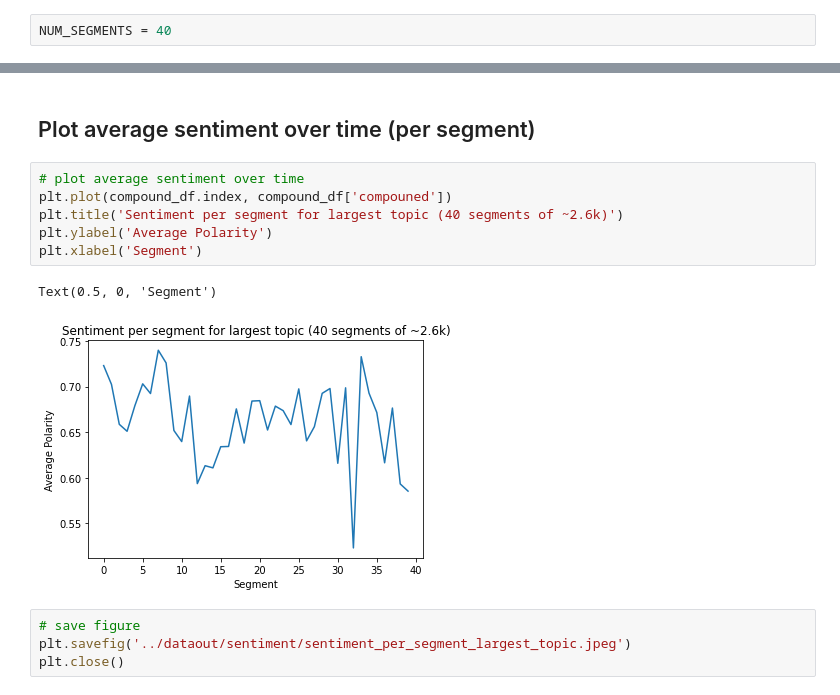
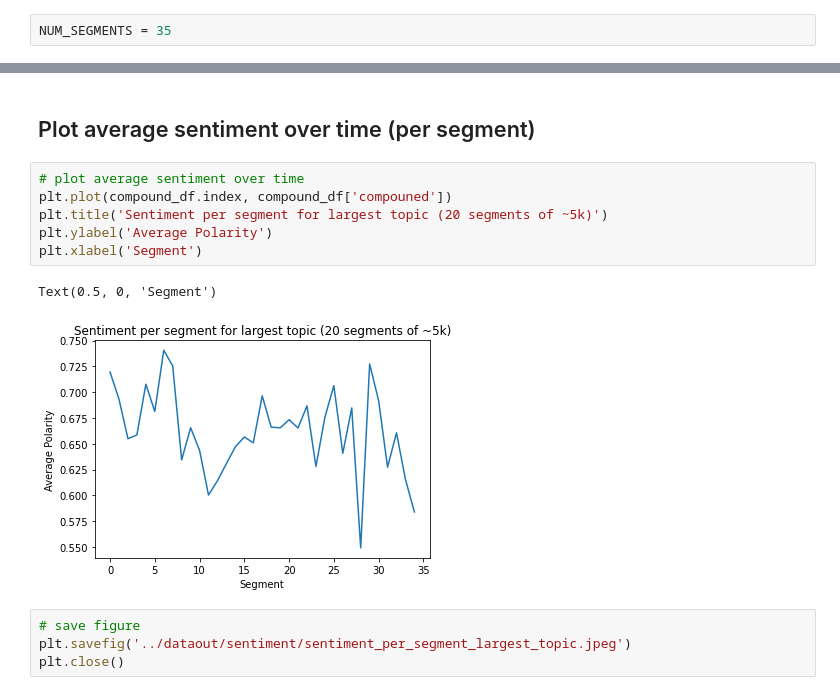
Before and after one commit to ginalamp/NFT_Twitter_Evolution, a Jupyter notebook: src/notebooks/largest_topic.ipynb, the cells around one changed output, grey strips where cells are left out. Saved outputs shown, nothing was run; the diff lists cells and outputs as text.

Commit message:
Update num segments to 35

```diff
--- a/src/notebooks/largest_topic.ipynb
+++ b/src/notebooks/largest_topic.ipynb
@@ -435,7 +435,7 @@ plt.close()
 # %% [markdown]
 ## Split data into segments
 # %%
-NUM_SEGMENTS = 40
+NUM_SEGMENTS = 35
 # %%
 # split df into n groups of equal length (returns list of sub dataframes)
 # https://stackoverflow.com/questions/2130016/splitting-a-list-into-n-parts-of-approximately-equal-length
@@ -533,12 +535,12 @@ avg_sentiment
 # %%
 # plot average sentiment over time
 plt.plot(compound_df.index, compound_df['compouned'])
-plt.title('Sentiment per segment for largest topic (40 segments of ~2.6k)')
+plt.title('Sentiment per segment for largest topic (20 segments of ~5k)')
 plt.ylabel('Average Polarity')
 plt.xlabel('Segment')
 # %% [output]
 Text(0.5, 0, 'Segment')
-[figure, old version]
+[figure, new version]
 # %%
 # save figure
 plt.savefig('../dataout/sentiment/sentiment_per_segment_largest_topic.jpeg')
```
Also changed, not shown: parts of 4 cells of this notebook.
